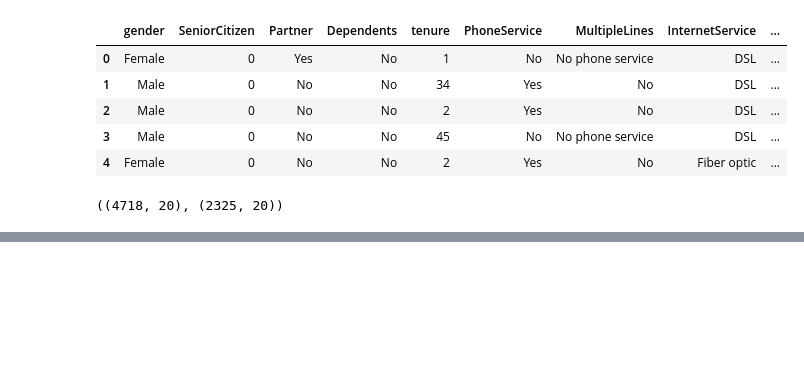
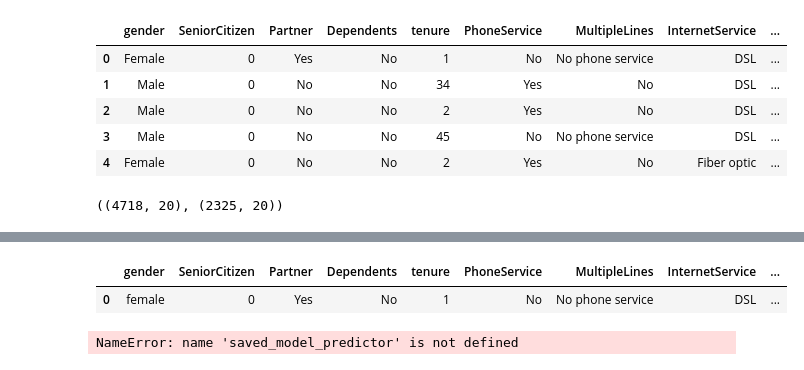
Before and after one commit to Jerry-Aremu/telco_customer_churn, a Jupyter notebook: experimentation.ipynb, the cells around one changed output, grey strips where cells are left out. Cells and saved outputs as stored; diff of their text form; code cells hidden in the pictures; blank space fills up the shorter version.

```diff
--- a/experimentation.ipynb
+++ b/experimentation.ipynb
@@ -198,0 +296,22 @@ NameError: name 'train_data' is not defined
+# %%
+input_data_dict = {
+    "gender": "female",
+    "SeniorCitizen": 0,
+    "Partner": "Yes",
+    "Dependents" : "No",
+    "tenure": 1,
+    "PhoneService": "No",
+    "MultipleLines": "No phone service",
+    "InternetService": "DSL",
+    "OnlineSecurity": "No",
+    "OnlineBackup": "No",
+    "DeviceProtection": "No",
+    "TechSupport": "No",
+    "StreamingTV": "No",
+    "StreamingMovies": "No",
+    "Contract": "Two year",
+    "PaperlessBilling": "Yes",
+    "PaymentMethod": "Electronic check",
+    "MonthlyCharges": 24.8,
+    "TotalCharges": 24.8
+}
@@ -198,0 +340,11 @@ NameError: name 'train_data' is not defined
+# %%
+input_data = pd.DataFrame([input_data_dict])
+# %%
+input_data
+# %% [output]
+|  | gender | SeniorCitizen | Partner | Dependents | tenure | PhoneService | MultipleLines | InternetService | ... |
+| 0 | female | 0 | Yes | No | 1 | No | No phone service | DSL | ... |
+# %%
+saved_model_predictor.predict(input_data)
+# %% [output]
+NameError: name 'saved_model_predictor' is not defined
```
Also changed, not shown: parts of 33 cells of this notebook.
